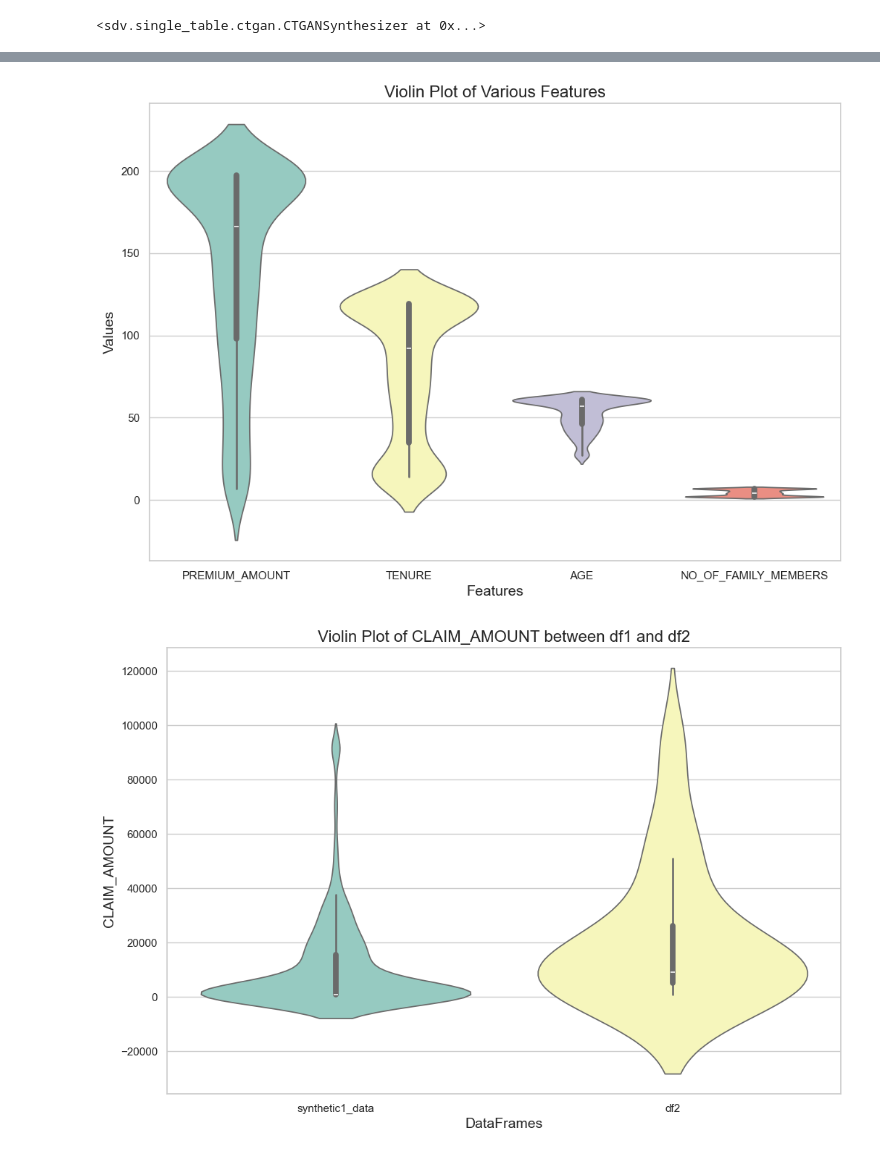
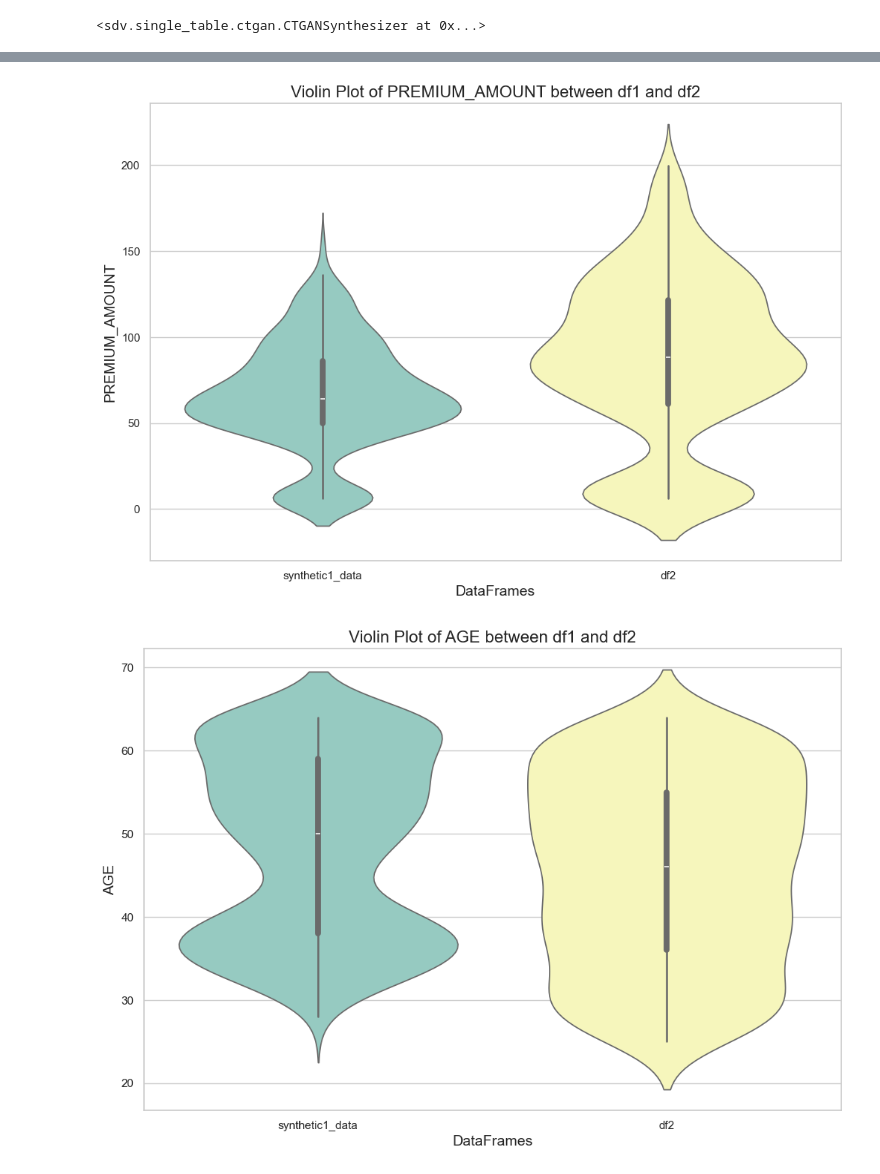
Before and after one commit to Sayuj-SUNIL/CTGAN_model_with_flask, a Jupyter notebook: ctgansynthesis.ipynb, the cells around one changed output, grey strips where cells are left out. Saved outputs shown, nothing was run; the diff lists cells and outputs as text; code cells hidden in the pictures.

Commit message:
violin plot

```diff
--- a/ctgansynthesis.ipynb
+++ b/ctgansynthesis.ipynb
@@ -415,3 +399,25 @@ fig = get_column_plot(
 fig.show()
 # %%
 quality_report.get_visualization(property_name='Column Shapes')
+# %%
+# Column to compare
+column_to_compare = 'CLAIM_AMOUNT's
+
+# Combine the data from both DataFrames
+combined_data = pd.concat([synthetic1_data[column_to_compare], df2[column_to_compare]], axis=1)
+combined_data.columns = ['synthetic1_data', 'df2']
+
+# Set the style of the visualization
+sns.set(style="whitegrid")
+
+# Create a violin plot
+plt.figure(figsize=(12, 8))  # Adjust the figure size as needed
+sns.violinplot(data=combined_data, palette="Set3")
+
+# Set the title and labels
+plt.title(f"Violin Plot of {column_to_compare} between df1 and df2", fontsize=16)
+plt.xlabel("DataFrames", fontsize=14)
+plt.ylabel(column_to_compare, fontsize=14)
+
+# Show the plot
+plt.show()
@@ -418,26 +426,30 @@ quality_report.get_visualization(property_name='Column Shapes')
 # %%
-# Create a violin plot for the specified columns
-columns_to_plot = [ 'PREMIUM_AMOUNT', 'TENURE', 'AGE', 'NO_OF_FAMILY_MEMBERS']
+# Column to compare
+column_to_compare = 'PREMIUM_AMOUNT'
+
+# Combine the data from both DataFrames
+combined_data = pd.concat([synthetic1_data[column_to_compare], df2[column_to_compare]], axis=1)
+combined_data.columns = ['synthetic1_data', 'df2']
 
 # Set the style of the visualization
 sns.set(style="whitegrid")
 
 # Create a violin plot
 plt.figure(figsize=(12, 8))  # Adjust the figure size as needed
-sns.violinplot(data=synthetic1_data[columns_to_plot], palette="Set3")
+sns.violinplot(data=combined_data, palette="Set3")
 
 # Set the title and labels
-plt.title("Violin Plot of Various Features", fontsize=16)
-plt.xlabel("Features", fontsize=14)
-plt.ylabel("Values", fontsize=14)
+plt.title(f"Violin Plot of {column_to_compare} between df1 and df2", fontsize=16)
+plt.xlabel("DataFrames", fontsize=14)
+plt.ylabel(column_to_compare, fontsize=14)
 
 # Show the plot
 plt.show()
 # %% [output]
-[figure, old version]
+[figure, new version]
 # %%
 # Column to compare
-column_to_compare = 'CLAIM_AMOUNT'
+column_to_compare = 'AGE'
 
 # Combine the data from both DataFrames
 combined_data = pd.concat([synthetic1_data[column_to_compare], df2[column_to_compare]], axis=1)
@@ -458,4 +470,4 @@ plt.ylabel(column_to_compare, fontsize=14)
 # Show the plot
 plt.show()
 # %% [output]
-[figure, old version]
+[figure, new version]
```
Also changed, not shown: parts of 11 cells of this notebook.
